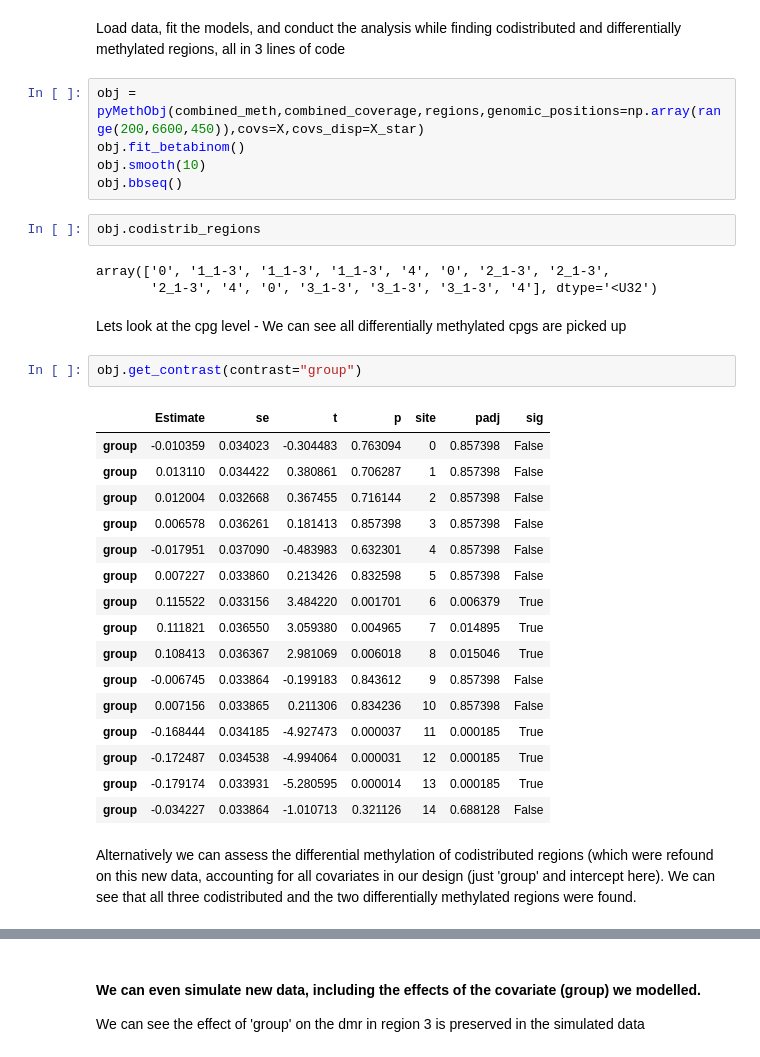
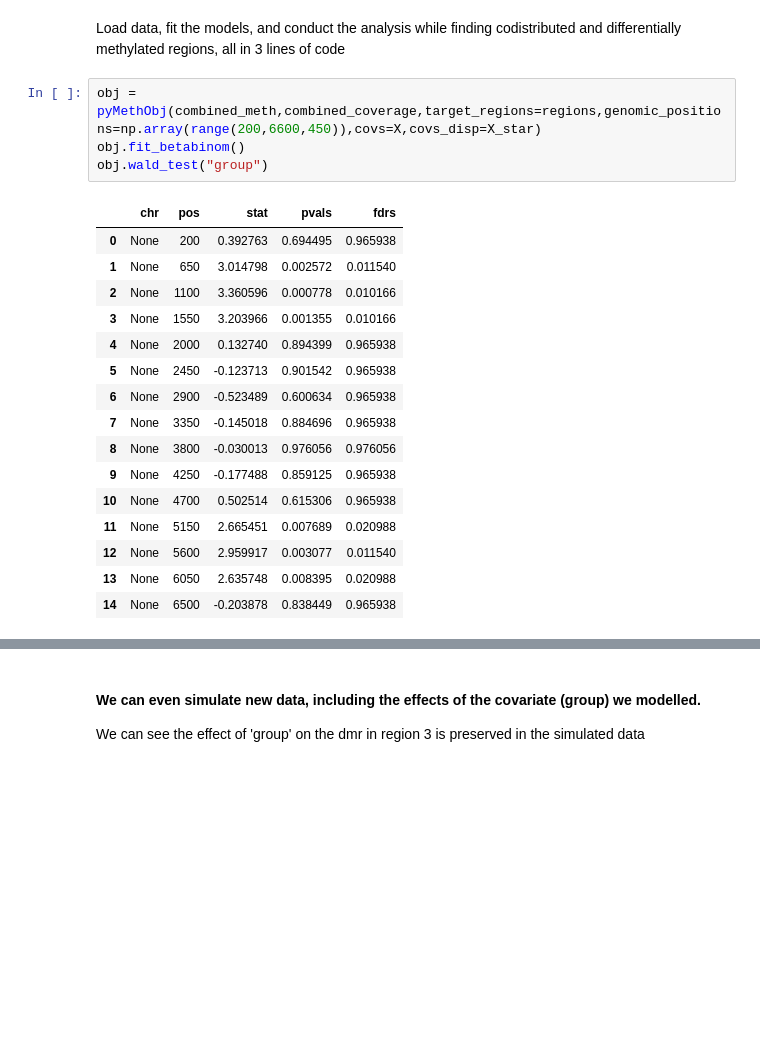
Before and after one commit to AndyCGraham/pyMethTools, a Jupyter notebook: vignettes/vignette.ipynb, the cells around one changed output, grey strips where cells are left out. Drawn from its saved outputs; the diff is of its cells as text; blank space fills up the shorter version.

```diff
--- a/vignettes/vignette.ipynb
+++ b/vignettes/vignette.ipynb
@@ -95,37 +99,23 @@ X_star = X.drop(columns='group')
 # %% [markdown]
 Load data, fit the models, and conduct the analysis while finding codistributed and differentially methylated regions, all in 3 lines of code
 # %%
-obj = pyMethObj(combined_meth,combined_coverage,regions,genomic_positions=np.array(range(200,6600,450)),covs=X,covs_disp=X_star)
+obj = pyMethObj(combined_meth,combined_coverage,target_regions=regions,genomic_positions=np.array(range(200,6600,450)),covs=X,covs_disp=X_star)
 obj.fit_betabinom()
-obj.smooth(10)
-obj.bbseq()
+obj.wald_test("group")
+# %% [output]
+|  | chr | pos | stat | pvals | fdrs |
+| 0 | None | 200 | 0.392763 | 0.694495 | 0.965938 |
+| 1 | None | 650 | 3.014798 | 0.002572 | 0.011540 |
+| 2 | None | 1100 | 3.360596 | 0.000778 | 0.010166 |
+| 3 | None | 1550 | 3.203966 | 0.001355 | 0.010166 |
+| 4 | None | 2000 | 0.132740 | 0.894399 | 0.965938 |
+| 5 | None | 2450 | -0.123713 | 0.901542 | 0.965938 |
+| 6 | None | 2900 | -0.523489 | 0.600634 | 0.965938 |
+| 7 | None | 3350 | -0.145018 | 0.884696 | 0.965938 |
+| 8 | None | 3800 | -0.030013 | 0.976056 | 0.976056 |
+| 9 | None | 4250 | -0.177488 | 0.859125 | 0.965938 |
+| 10 | None | 4700 | 0.502514 | 0.615306 | 0.965938 |
+| 11 | None | 5150 | 2.665451 | 0.007689 | 0.020988 |
+| 12 | None | 5600 | 2.959917 | 0.003077 | 0.011540 |
+| 13 | None | 6050 | 2.635748 | 0.008395 | 0.020988 |
+| 14 | None | 6500 | -0.203878 | 0.838449 | 0.965938 |
-# %%
-obj.codistrib_regions
-# %% [output]
-array(['0', '1_1-3', '1_1-3', '1_1-3', '4', '0', '2_1-3', '2_1-3',
-       '2_1-3', '4', '0', '3_1-3', '3_1-3', '3_1-3', '4'], dtype='<U32')
-# %% [markdown]
-Lets look at the cpg level - We can see all differentially methylated cpgs are picked up
-# %%
-obj.get_contrast(contrast="group")
-# %% [output]
-|  | Estimate | se | t | p | site | padj | sig |
-| group | -0.010359 | 0.034023 | -0.304483 | 0.763094 | 0 | 0.857398 | False |
-| group | 0.013110 | 0.034422 | 0.380861 | 0.706287 | 1 | 0.857398 | False |
-| group | 0.012004 | 0.032668 | 0.367455 | 0.716144 | 2 | 0.857398 | False |
-| group | 0.006578 | 0.036261 | 0.181413 | 0.857398 | 3 | 0.857398 | False |
-| group | -0.017951 | 0.037090 | -0.483983 | 0.632301 | 4 | 0.857398 | False |
-| group | 0.007227 | 0.033860 | 0.213426 | 0.832598 | 5 | 0.857398 | False |
-| group | 0.115522 | 0.033156 | 3.484220 | 0.001701 | 6 | 0.006379 | True |
-| group | 0.111821 | 0.036550 | 3.059380 | 0.004965 | 7 | 0.014895 | True |
-| group | 0.108413 | 0.036367 | 2.981069 | 0.006018 | 8 | 0.015046 | True |
-| group | -0.006745 | 0.033864 | -0.199183 | 0.843612 | 9 | 0.857398 | False |
-| group | 0.007156 | 0.033865 | 0.211306 | 0.834236 | 10 | 0.857398 | False |
-| group | -0.168444 | 0.034185 | -4.927473 | 0.000037 | 11 | 0.000185 | True |
-| group | -0.172487 | 0.034538 | -4.994064 | 0.000031 | 12 | 0.000185 | True |
-| group | -0.179174 | 0.033931 | -5.280595 | 0.000014 | 13 | 0.000185 | True |
-| group | -0.034227 | 0.033864 | -1.010713 | 0.321126 | 14 | 0.688128 | False |
-# %% [markdown]
-Alternatively we can assess the differential methylation of codistributed regions (which were refound on this new data,
-accounting for all covariates in our design (just 'group' and intercept here).
-We can see that all three codistributed and the two differentially methylated regions were found.
```
Also changed, not shown: parts of 15 cells of this notebook, 2 other files.
